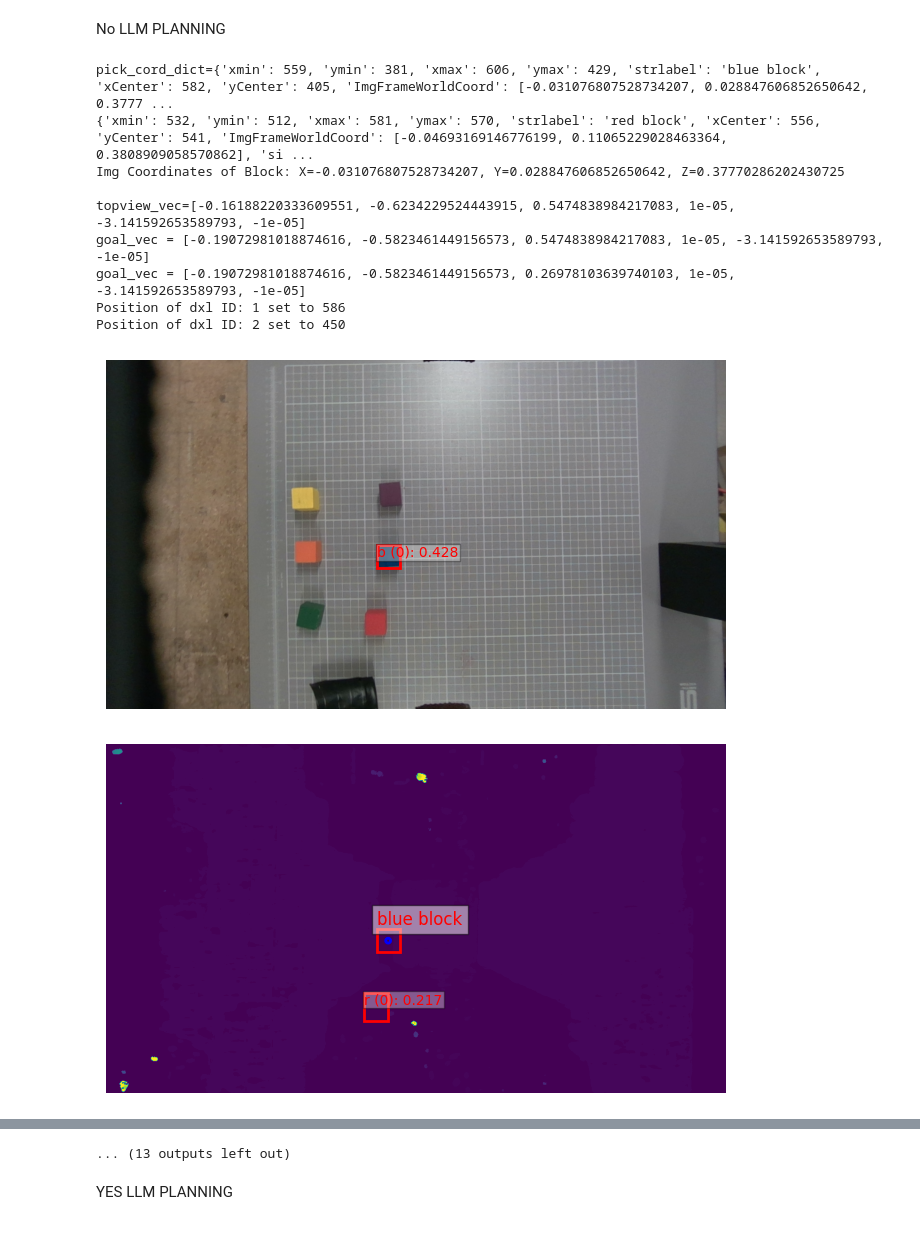
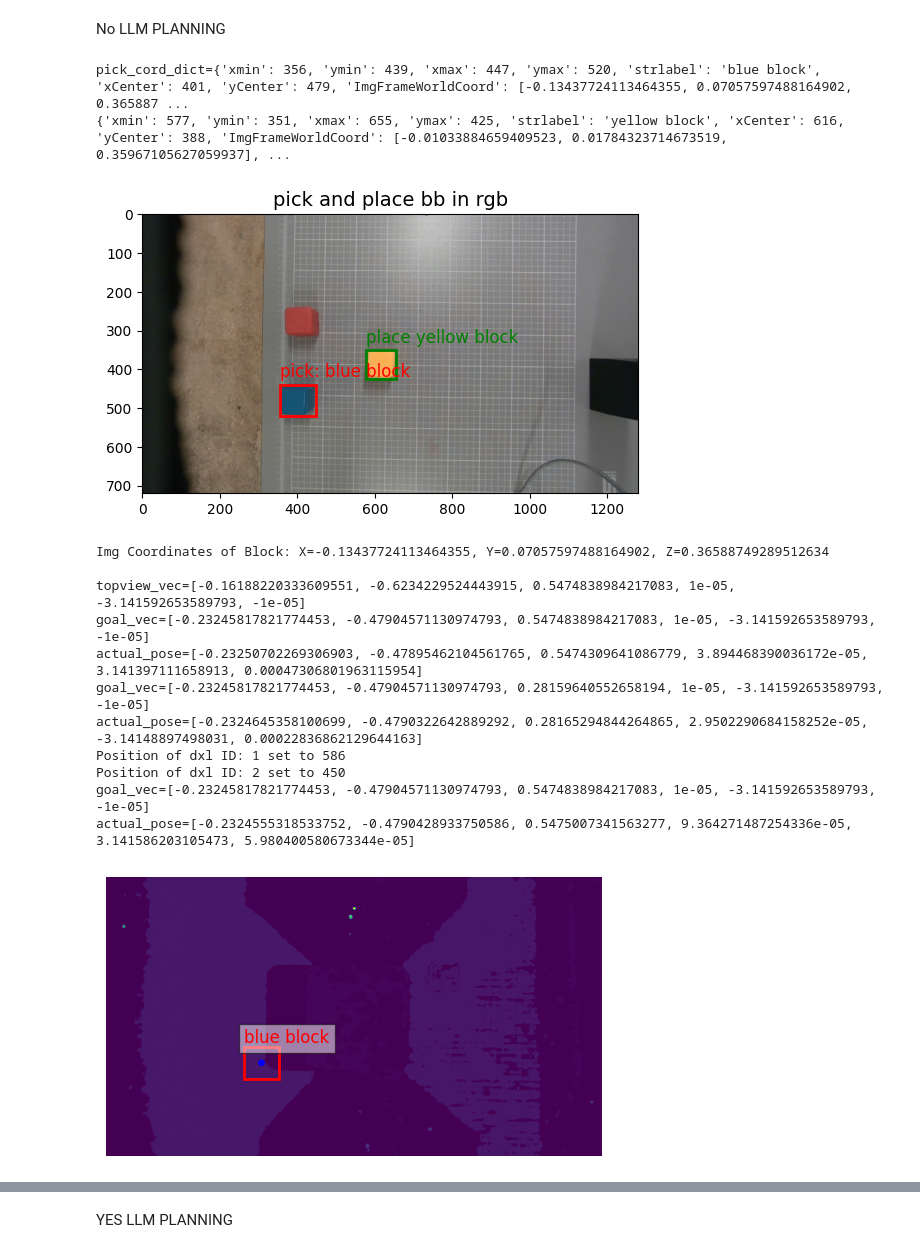
Before and after one commit to correlllab/FoundationModelBlockStacking, a Jupyter notebook: final_proj.ipynb, the cells around one changed output, grey strips where cells are left out. Drawn from its saved outputs; the diff is of its cells as text; code cells hidden in the pictures.

```diff
--- a/final_proj.ipynb
+++ b/final_proj.ipynb
@@ -26,7 +29,7 @@ myrs = real.RealSense()
 myrs.initConnection()
 myrobot = robot()
 myrobot.start()
-label_vit = LabelOWLv2(topk=1, score_threshold= 0.2, cpu_override=False)
+label_vit = LabelOWLv2(topk=1, score_threshold= 0.05, cpu_override=False)
 # %% [output]
 Found Dynamixel Port:
 /dev/ttyACM0
@@ -398,23 +443,37 @@ No LLM PLANNING
 # %%
 #myrobot.stop()
 #myrs.disconnect()
-tower = ["red block", "blue block", "green block", "yellow block", "purple block", "orange block"]
-#tower = ["red block", "blue block", "green block"]
+#tower = ["red block", "blue block", "green block", "yellow block", "purple block", "orange block"]
+tower = ["yellow block", "blue block", "red block"]#, "green block"]
 for i in range(0, len(tower)-1):
-    pick_str= tower[i+1]
-    place_str= tower[i]
-    pick_bb, place_bb = topview_pick_place_BB(myrobot, myrs, pick_str, place_str, plot_bool=True)
-    pick(myrobot, myrs, pick_bb, display = True)
-    place(myrobot, myrs, place_bb, display = True)
+     pick_str= tower[i+1]
+     place_str= tower[i]
+     pick_bb, place_bb = topview_pick_place_BB(myrobot, myrs, pick_str, place_str, display=True)
+     directory_path = f"./ExampleSamData/{pick_str=}, {place_str=}"
+     os.makedirs(directory_path, exist_ok=True)
+     rgb_img, depth_img = get_pictures(myrs)
+     rgb_img = cv2.cvtColor(rgb_img, cv2.COLOR_RGB2BGR)
+     image_path = os.path.join(directory_path, "rgb.png")
+     cv2.imwrite(image_path, rgb_img)
+     bb_path = os.path.join(directory_path, "bounding_boxes.txt")
+     with open(bb_path, "w") as file:
+          file.write(f"{pick_bb}\n")
+          file.write(f"{place_bb}\n")
+     pick(myrobot, myrs, pick_bb, display = True)
+     place(myrobot, myrs, place_bb, display = True)
 # %% [output]
-pick_cord_dict={'xmin': 559, 'ymin': 381, 'xmax': 606, 'ymax': 429, 'strlabel': 'blue block', 'xCenter': 582, 'yCenter': 405, 'ImgFrameWorldCoord': [-0.031076807528734207, 0.028847606852650642, 0.3777 ...
-{'xmin': 532, 'ymin': 512, 'xmax': 581, 'ymax': 570, 'strlabel': 'red block', 'xCenter': 556, 'yCenter': 541, 'ImgFrameWorldCoord': [-0.04693169146776199, 0.11065229028463364, 0.3808909058570862], 'si ...
-Img Coordinates of Block: X=-0.031076807528734207, Y=0.028847606852650642, Z=0.37770286202430725
-
-topview_vec=[-0.16188220333609551, -0.6234229524443915, 0.5474838984217083, 1e-05, -3.141592653589793, -1e-05]
-goal_vec = [-0.19072981018874616, -0.5823461449156573, 0.5474838984217083, 1e-05, -3.141592653589793, -1e-05]
-goal_vec = [-0.19072981018874616, -0.5823461449156573, 0.26978103639740103, 1e-05, -3.141592653589793, -1e-05]
-Position of dxl ID: 1 set to 586
-Position of dxl ID: 2 set to 450
+pick_cord_dict={'xmin': 356, 'ymin': 439, 'xmax': 447, 'ymax': 520, 'strlabel': 'blue block', 'xCenter': 401, 'yCenter': 479, 'ImgFrameWorldCoord': [-0.13437724113464355, 0.07057597488164902, 0.365887 ...
+{'xmin': 577, 'ymin': 351, 'xmax': 655, 'ymax': 425, 'strlabel': 'yellow block', 'xCenter': 616, 'yCenter': 388, 'ImgFrameWorldCoord': [-0.01033884659409523, 0.01784323714673519, 0.35967105627059937], ...
-[figure, old version]
+[figure, new version]
+Img Coordinates of Block: X=-0.13437724113464355, Y=0.07057597488164902, Z=0.36588749289512634
+
+topview_vec=[-0.16188220333609551, -0.6234229524443915, 0.5474838984217083, 1e-05, -3.141592653589793, -1e-05]
+goal_vec=[-0.23245817821774453, -0.47904571130974793, 0.5474838984217083, 1e-05, -3.141592653589793, -1e-05]
+actual_pose=[-0.23250702269306903, -0.47895462104561765, 0.5474309641086779, 3.894468390036172e-05, 3.141397111658913, 0.00047306801963115954]
+goal_vec=[-0.23245817821774453, -0.47904571130974793, 0.28159640552658194, 1e-05, -3.141592653589793, -1e-05]
+actual_pose=[-0.2324645358100699, -0.4790322642889292, 0.28165294844264865, 2.9502290684158252e-05, -3.14148897498031, 0.00022836862129644163]
+Position of dxl ID: 1 set to 586
+Position of dxl ID: 2 set to 450
+goal_vec=[-0.23245817821774453, -0.47904571130974793, 0.5474838984217083, 1e-05, -3.141592653589793, -1e-05]
+actual_pose=[-0.2324555318533752, -0.4790428933750586, 0.5475007341563277, 9.364271487254336e-05, 3.141586203105473, 5.980400580673344e-05]
-[figure, old version]
+[figure, new version]
@@ -460,4 +519,3 @@ Position of dxl ID: 2 set to 450
-... (13 outputs left out)
 # %% [markdown]
 YES LLM PLANNING
 # %%
```
Also changed, not shown: parts of 13 cells of this notebook, 13 other files.
